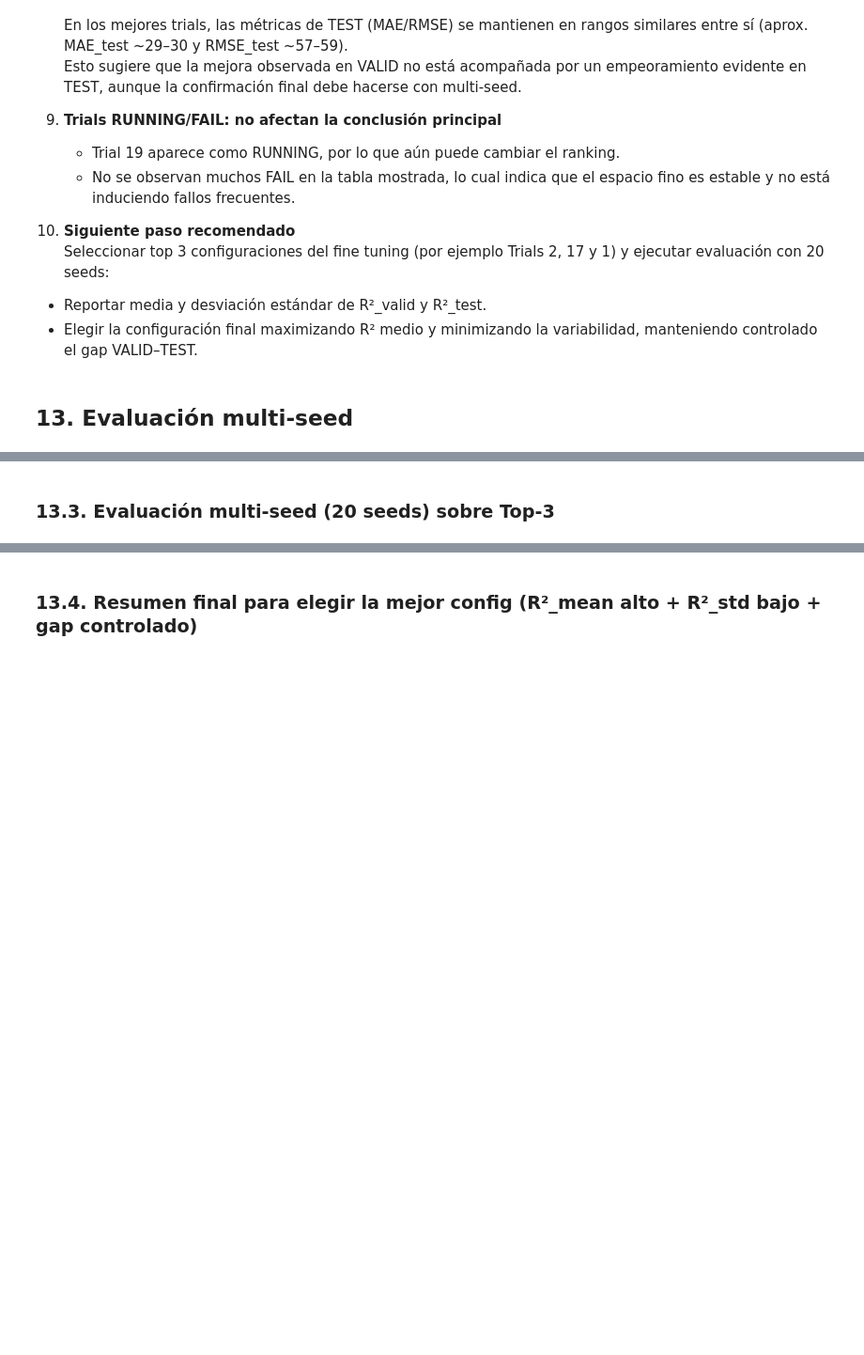
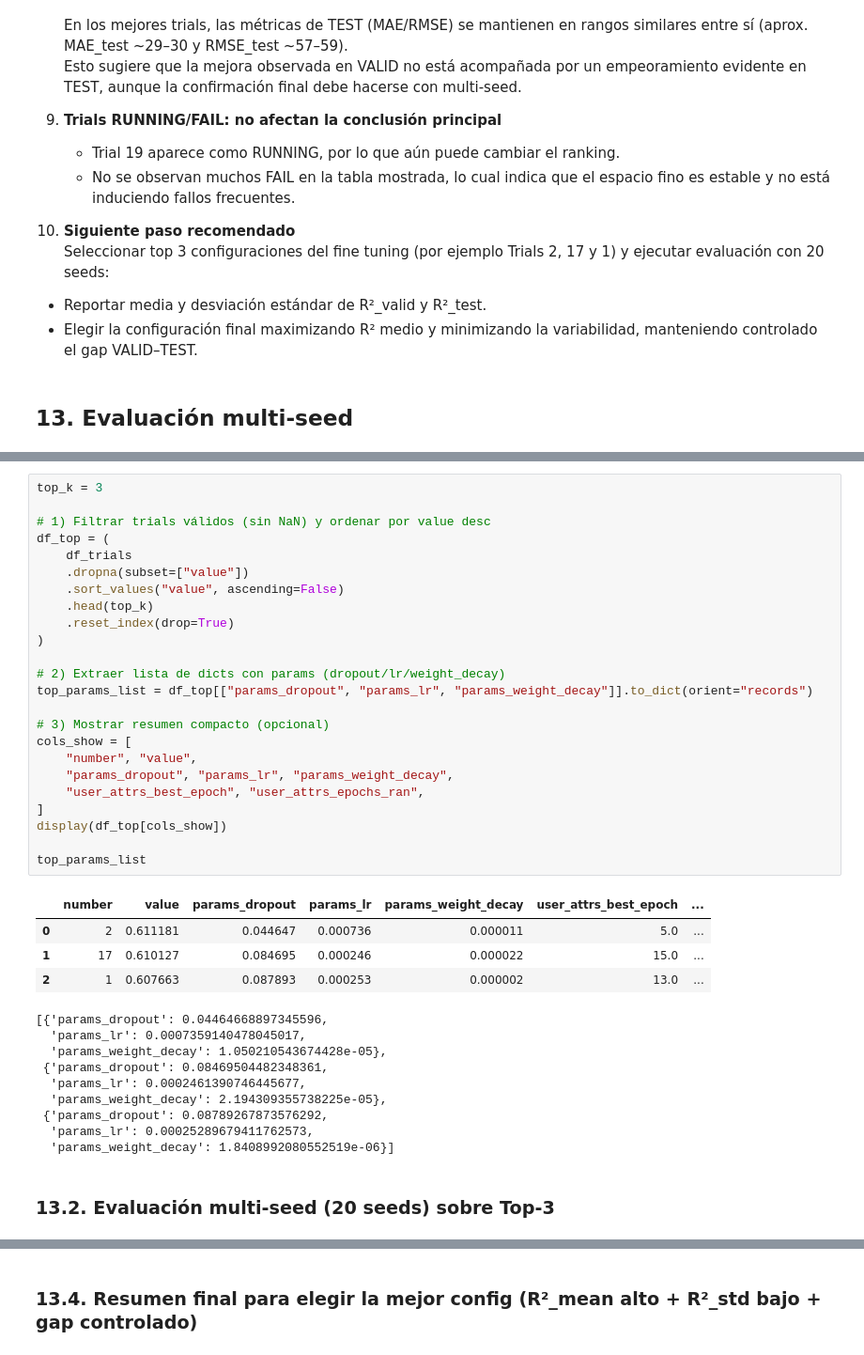
Before and after one commit to GUNAPILLCO/neural_profit, a Jupyter notebook: stage_07_model_analysis/seq2one/stage_07_02a_transformer_seq2one_tuning.ipynb, the cells around one changed output, grey strips where cells are left out. Shown at 94% size. Drawn from its saved outputs; the diff is of its cells as text; blank space fills up the shorter version.

Commit message:
Multiseed

```diff
--- a/stage_07_model_analysis/seq2one/stage_07_02a_transformer_seq2one_tuning.ipynb
+++ b/stage_07_model_analysis/seq2one/stage_07_02a_transformer_seq2one_tuning.ipynb
@@ -2811,2 +2797,40 @@ top_params_list
+# %%
+top_k = 3
+
+# 1) Filtrar trials válidos (sin NaN) y ordenar por value desc
+df_top = (
+    df_trials
+    .dropna(subset=["value"])
+    .sort_values("value", ascending=False)
+    .head(top_k)
+    .reset_index(drop=True)
+)
+
+# 2) Extraer lista de dicts con params (dropout/lr/weight_decay)
+top_params_list = df_top[["params_dropout", "params_lr", "params_weight_decay"]].to_dict(orient="records")
+
+# 3) Mostrar resumen compacto (opcional)
+cols_show = [
+    "number", "value",
+    "params_dropout", "params_lr", "params_weight_decay",
+    "user_attrs_best_epoch", "user_attrs_epochs_ran",
+]
+display(df_top[cols_show])
+
+top_params_list
+# %% [output]
+|  | number | value | params_dropout | params_lr | params_weight_decay | user_attrs_best_epoch | ... |
+| 0 | 2 | 0.611181 | 0.044647 | 0.000736 | 0.000011 | 5.0 | ... |
+| 1 | 17 | 0.610127 | 0.084695 | 0.000246 | 0.000022 | 15.0 | ... |
+| 2 | 1 | 0.607663 | 0.087893 | 0.000253 | 0.000002 | 13.0 | ... |
+[{'params_dropout': 0.04464668897345596,
+  'params_lr': 0.0007359140478045017,
+  'params_weight_decay': 1.050210543674428e-05},
+ {'params_dropout': 0.08469504482348361,
+  'params_lr': 0.0002461390746445677,
+  'params_weight_decay': 2.194309355738225e-05},
+ {'params_dropout': 0.08789267873576292,
+  'params_lr': 0.00025289679411762573,
+  'params_weight_decay': 1.8408992080552519e-06}]
 # %% [markdown]
-### **13.3. Evaluación multi-seed (20 seeds) sobre Top-3**
+### **13.2. Evaluación multi-seed (20 seeds) sobre Top-3**
```
Also changed, not shown: parts of 5 cells of this notebook.
